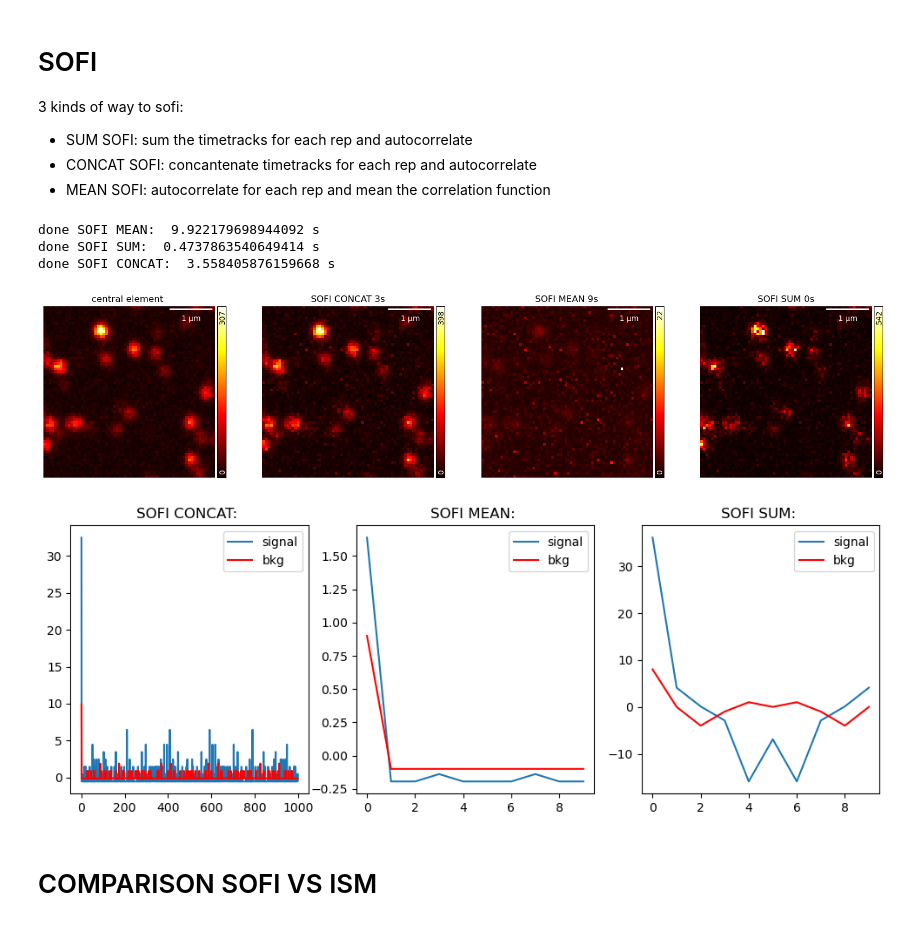
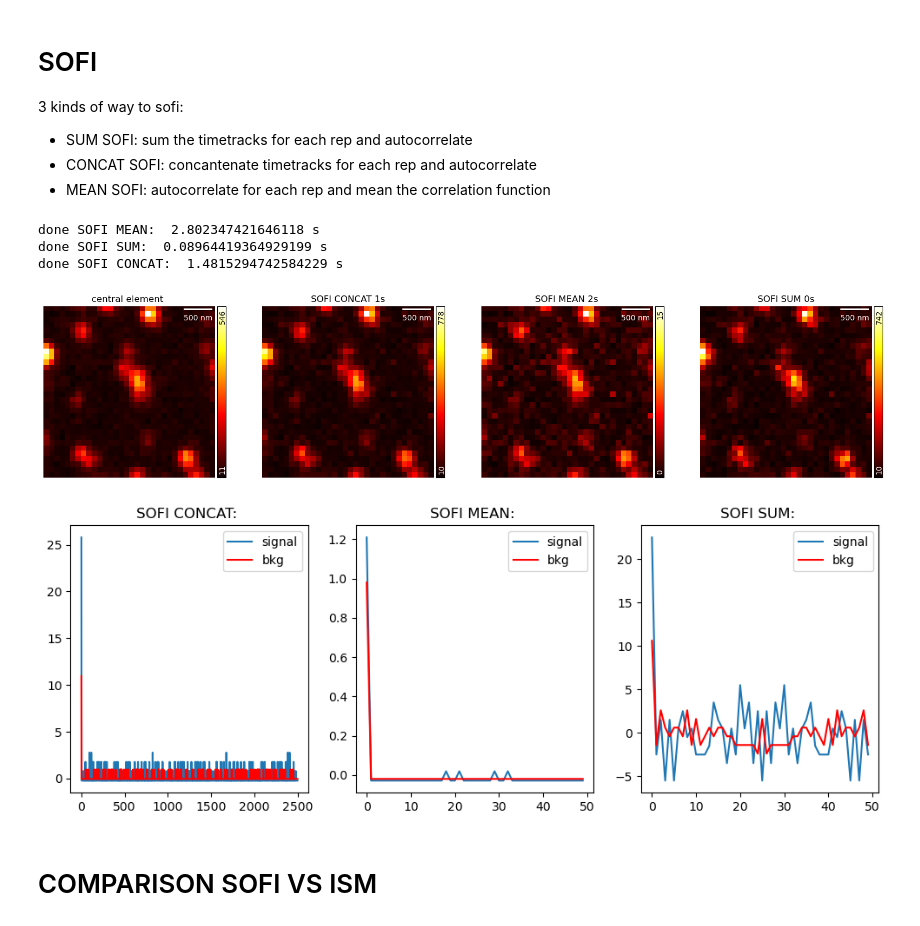
Before and after one commit to CarminatiGiovanni/tesi, a Jupyter notebook: SOFI_ISM_SOFISM GIO FAST.ipynb, the cells around one changed output. Saved outputs shown, nothing was run; the diff lists cells and outputs as text; code cells hidden in the pictures.

```diff
--- a/SOFI_ISM_SOFISM GIO FAST.ipynb
+++ b/SOFI_ISM_SOFISM GIO FAST.ipynb
@@ -33,7 +34,7 @@ import plotly.express as px
 
 from time import time
 # %%
-file = 'Qdots_770nm_34mW_FOV4um_64x64_100rip_1msPixel_ROI8'
+file = 'Qdots_770nm_34mW_FOV3um_32x32_50rip_5msPixel_ROI7'
 
 # Qdots_37mW_FOV5um_64x64_100rip_5msPixel # fototubo?
 # Qdots_770nm_34mW_FOV4um_64x64_100rip_1msPixel_ROI8
@@ -532,7 +535,7 @@ def SBR(img,xsi,xsf,xbi,xbf,ysi,ysf,ybi,ybf): # signal to backround ratio
 
 
 
-central=np.asarray(data[0,:,:,:,:,24], dtype='float')
+central=np.asarray(data[0,:,:,:,:,24], dtype='float') # select central spad
 
 rep_ic, y_ic, x_ic, t_ic = 0, 1, 2, 3 # indexes of central reshaped data
 
@@ -614,40 +617,40 @@ plt.show()
 
 del central,central_concat, central_repsum
 # %% [output]
-done SOFI MEAN:  9.922179698944092 s
-done SOFI SUM:  0.4737863540649414 s
-done SOFI CONCAT:  3.558405876159668 s
+done SOFI MEAN:  2.802347421646118 s
+done SOFI SUM:  0.08964419364929199 s
+done SOFI CONCAT:  1.4815294742584229 s
-[figure, old version]
+[figure, new version]
 # %%
 # CORRELATION FUNCTION ANALYSIS
 #########################################################################
 
-pixelx, pixely = 9, 20 # pixel coordinates to plot the autocorrelation
-bkgx, bkgy = 3,3
+pixelx, pixely = 12, 17 # pixel coordinates of signal pixel
+bkgx, bkgy = 5,11  # pixel coordinates of background pixels
 
 fig, axes = plt.subplots(1, 3, figsize=(12, 4))
 
 im0 = axes[0].plot(SOFI_CONCAT[pixely,pixelx, :], label='signal')
 axes[0].plot(SOFI_CONCAT[bkgy,bkgx, :], 'r',label='bkg')
 axes[0].set_title("SOFI CONCAT: ")
-#axes[0].set_xlim((0,10))
+# axes[0].set_xlim((0,10))
 #axes[0].set_xticks(np.arange(0, 9, 2))
 
 axes[1].plot(SOFI_MEAN[pixely,pixelx, :], label='signal')
 axes[1].plot(SOFI_MEAN[bkgy,bkgx, :], 'r',label='bkg')
 axes[1].set_title("SOFI MEAN: " )
 
 axes[2].plot(SOFI_SUM[pixely,pixelx, :], label='signal')
 axes[2].plot(SOFI_SUM[bkgy,bkgx, :], 'r',label='bkg')
 axes[2].set_title("SOFI SUM: ")
 
 # plt.tight_layout()
 axes[0].legend()
 axes[1].legend()
 axes[2].legend()
 plt.show()
 # %% [output]
-[figure, old version]
+[figure, new version]
 # %% [markdown]
 # COMPARISON SOFI VS ISM
 # %%
```
Also changed, not shown: parts of 57 cells of this notebook, 18 other files.
